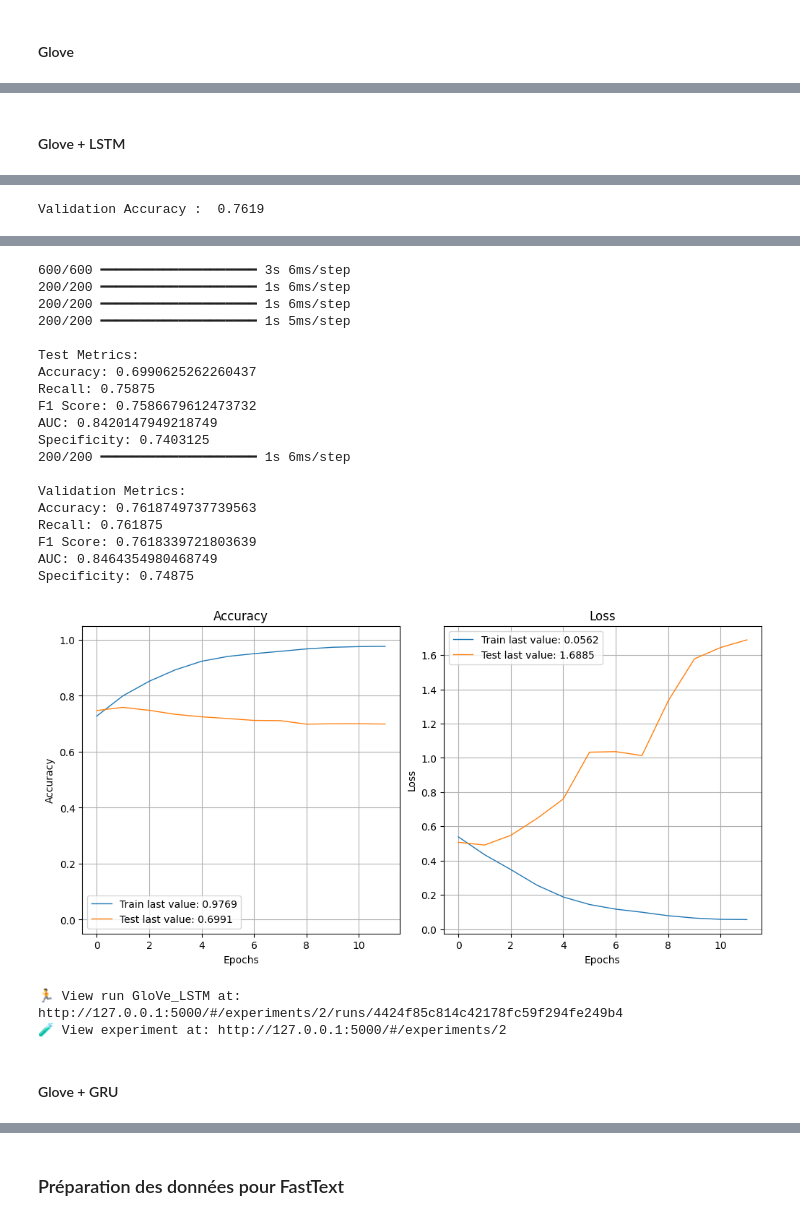
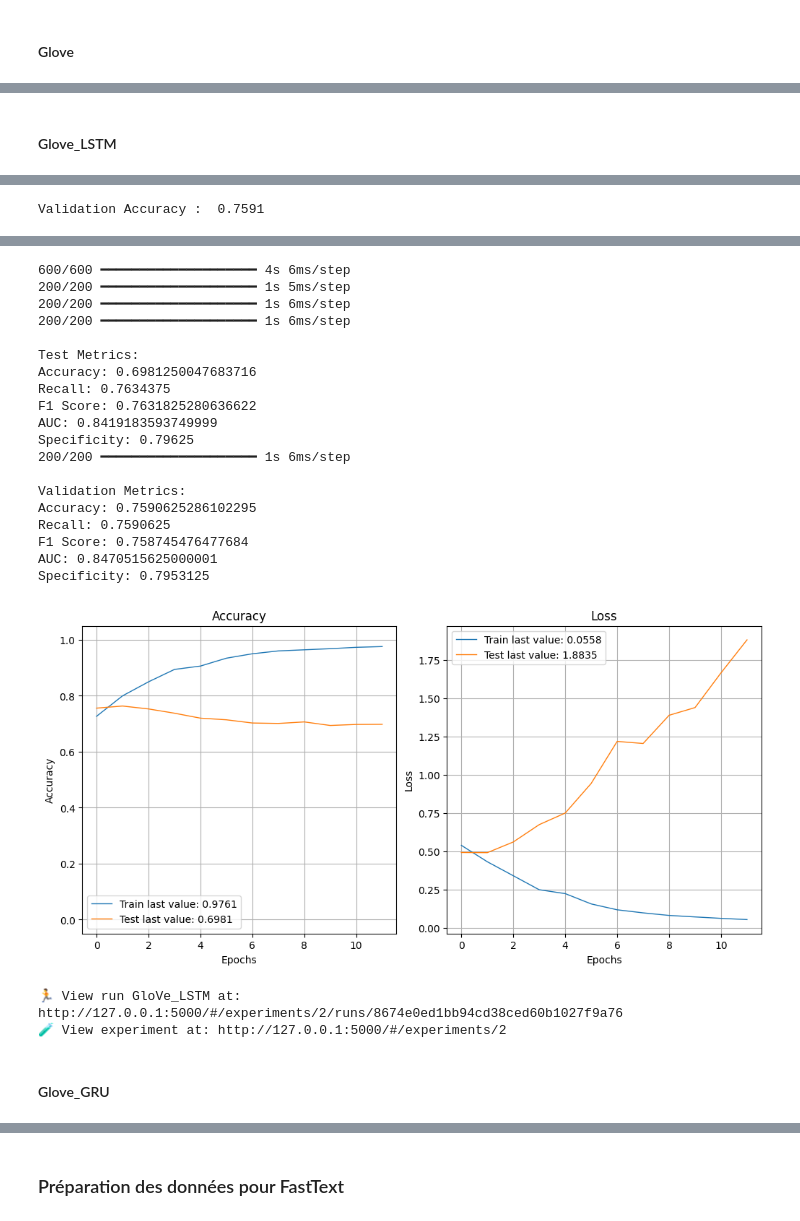
Before and after one commit to AnthonyJVID/OC_AI_Engineer_P7, a Jupyter notebook: notebooks/Projet 7.ipynb, the cells around one changed output, grey strips where cells are left out. Cells and saved outputs as stored; diff of their text form; code cells hidden in the pictures.

```diff
--- a/notebooks/Projet 7.ipynb
+++ b/notebooks/Projet 7.ipynb
@@ -954,7 +956,7 @@ with open("C:/Users/icema/OpenClassrooms/AI_Engineer/.venv7/glove.twitter.27B.20
 # Préparer la matrice d'embedding
 embedding_matrix = np.zeros((50000, 200)) # 200 Dimension des vecteurs Glove (25, 50 et 100 possible)
 for word, i in tokenizer.word_index.items():
-    if i < 32000:
+    if i < 50000:
         embedding_vector = embeddings_index.get(word)
         if embedding_vector is not None:
             embedding_matrix[i] = embedding_vector
@@ -971,7 +973,7 @@ model.add(Dropout(0.4))
 model.add(GlobalMaxPooling1D())
 model.add(Dense(256, activation="relu"))
 model.add(Dense(1, activation="sigmoid"))
-model.compile(loss="binary_crossentropy", optimizer="Adam", metrics=["accuracy"])
+model.compile(loss="binary_crossentropy", optimizer="AdamW", metrics=["accuracy"])
 
 # Exécution de la fonction avec nos données
 train_evaluate_neural_model("Neurones", "GloVe", model, X_train_pad, y_train, X_test_pad, y_test, X_val_pad, y_val)
@@ -1022,5 +1023,5 @@ Specificity: 0.7571875
-# %% [markdown]
-#### Glove + LSTM
+# %% [markdown]
+#### Glove_LSTM
 # %%
 embedding_layer = Embedding(input_dim=50000, output_dim=200, trainable=True)
 embedding_layer.build((None,))
@@ -1032,7 +1033,7 @@ model.add(Bidirectional(LSTM(128)))
 model.add(Dropout(0.4))
 model.add(Dense(16, activation="relu"))
 model.add(Dense(1, activation="sigmoid"))
-model.compile(loss="binary_crossentropy", optimizer="adam", metrics=["accuracy"])
+model.compile(loss="binary_crossentropy", optimizer="adamW", metrics=["accuracy"])
 
 
 # Exécution de la fonction avec nos données
@@ -1059 +1060 @@ Validation Accuracy:  0.6991
-Validation Accuracy :  0.7619
+Validation Accuracy :  0.7591
@@ -1061,27 +1062,27 @@ Validation Accuracy :  0.7619
-600/600 ━━━━━━━━━━━━━━━━━━━━ 3s 6ms/step
+600/600 ━━━━━━━━━━━━━━━━━━━━ 4s 6ms/step
+200/200 ━━━━━━━━━━━━━━━━━━━━ 1s 5ms/step
 200/200 ━━━━━━━━━━━━━━━━━━━━ 1s 6ms/step
 200/200 ━━━━━━━━━━━━━━━━━━━━ 1s 6ms/step
-200/200 ━━━━━━━━━━━━━━━━━━━━ 1s 5ms/step
 
 Test Metrics:
-Accuracy: 0.6990625262260437
-Recall: 0.75875
-F1 Score: 0.7586679612473732
-AUC: 0.8420147949218749
-Specificity: 0.7403125
+Accuracy: 0.6981250047683716
+Recall: 0.7634375
+F1 Score: 0.7631825280636622
+AUC: 0.8419183593749999
+Specificity: 0.79625
 200/200 ━━━━━━━━━━━━━━━━━━━━ 1s 6ms/step
 
 Validation Metrics:
-Accuracy: 0.7618749737739563
-Recall: 0.761875
-F1 Score: 0.7618339721803639
-AUC: 0.8464354980468749
-Specificity: 0.74875
+Accuracy: 0.7590625286102295
+Recall: 0.7590625
+F1 Score: 0.758745476477684
+AUC: 0.8470515625000001
+Specificity: 0.7953125
-[figure, old version]
+[figure, new version]
-🏃 View run GloVe_LSTM at: http://127.0.0.1:5000/#/experiments/2/runs/4424f85c814c42178fc59f294fe249b4
+🏃 View run GloVe_LSTM at: http://127.0.0.1:5000/#/experiments/2/runs/8674e0ed1bb94cd38ced60b1027f9a76
 🧪 View experiment at: http://127.0.0.1:5000/#/experiments/2
-# %% [markdown]
-#### Glove + GRU
+# %% [markdown]
+#### Glove_GRU
 # %%
 embedding_layer = Embedding(input_dim=50000, output_dim=200, trainable=True)
 embedding_layer.build((None,))
```
Also changed, not shown: parts of 30 cells of this notebook, 2 other files.
